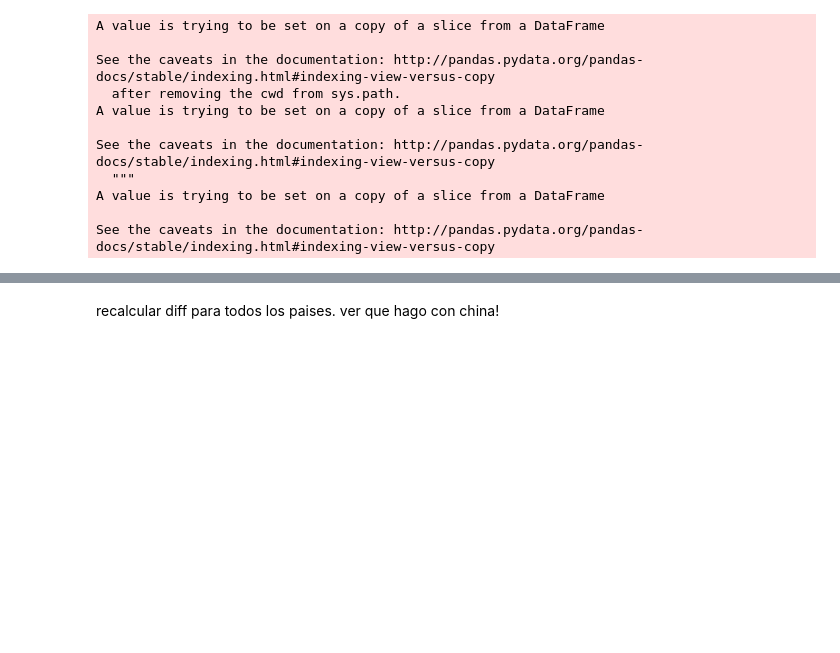
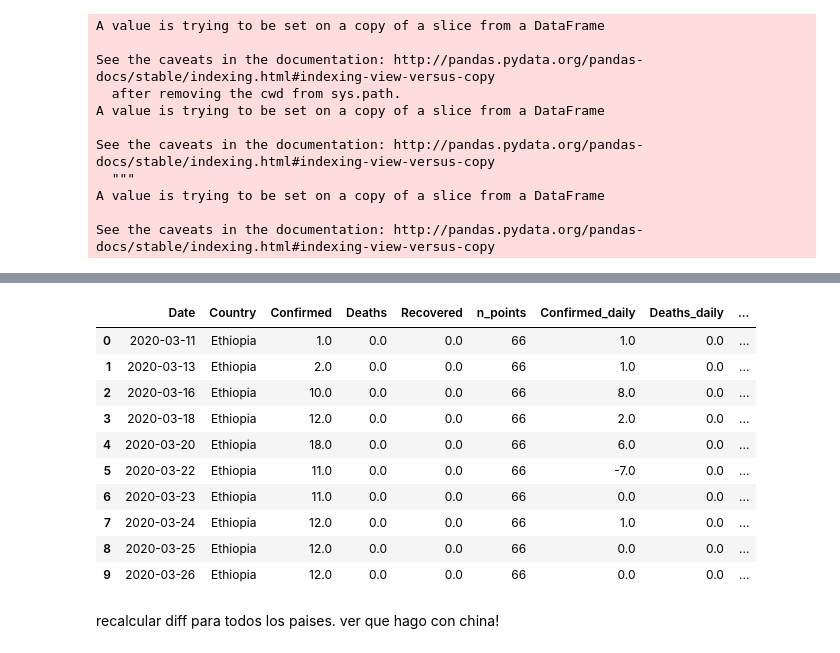
Before and after one commit to cnegrelli/COVID_19, a Jupyter notebook: csse_covid_19_data/csse_covid_19_daily_reports/COVID-19.ipynb, the cells around one changed output, grey strips where cells are left out. Drawn from its saved outputs; the diff is of its cells as text; code cells hidden in the pictures; blank space fills up the shorter version.

```diff
--- a/csse_covid_19_data/csse_covid_19_daily_reports/COVID-19.ipynb
+++ b/csse_covid_19_data/csse_covid_19_daily_reports/COVID-19.ipynb
@@ -1830,0 +1891,3 @@ See the caveats in the documentation: http://pandas.pydata.org/pandas-docs/stabl
+# %%
+d['Egypt'] = clean_row(d['Egypt'],[8,9])
+d['Egypt'] = start_row(d['Egypt'],6)
@@ -1830,0 +1923,2 @@ See the caveats in the documentation: http://pandas.pydata.org/pandas-docs/stabl
+# %%
+d['Equatorial Guinea'] = clean_row(d['Equatorial Guinea'],[1,2])
@@ -1830,0 +1948,2 @@ See the caveats in the documentation: http://pandas.pydata.org/pandas-docs/stabl
+# %%
+d['Estonia'] = start_row(d['Estonia'],5)
@@ -1830,0 +1977,2 @@ See the caveats in the documentation: http://pandas.pydata.org/pandas-docs/stabl
+# %%
+d['Eswatini'] = start_row(d['Eswatini'],2)
@@ -1831,3 +1996,17 @@ See the caveats in the documentation: http://pandas.pydata.org/pandas-docs/stabl
+# %%
+d['Ethiopia'].head(10)
+# %% [output]
+|  | Date | Country | Confirmed | Deaths | Recovered | n_points | Confirmed_daily | Deaths_daily | ... |
+| 0 | 2020-03-11 | Ethiopia | 1.0 | 0.0 | 0.0 | 66 | 1.0 | 0.0 | ... |
+| 1 | 2020-03-13 | Ethiopia | 2.0 | 0.0 | 0.0 | 66 | 1.0 | 0.0 | ... |
+| 2 | 2020-03-16 | Ethiopia | 10.0 | 0.0 | 0.0 | 66 | 8.0 | 0.0 | ... |
+| 3 | 2020-03-18 | Ethiopia | 12.0 | 0.0 | 0.0 | 66 | 2.0 | 0.0 | ... |
+| 4 | 2020-03-20 | Ethiopia | 18.0 | 0.0 | 0.0 | 66 | 6.0 | 0.0 | ... |
+| 5 | 2020-03-22 | Ethiopia | 11.0 | 0.0 | 0.0 | 66 | -7.0 | 0.0 | ... |
+| 6 | 2020-03-23 | Ethiopia | 11.0 | 0.0 | 0.0 | 66 | 0.0 | 0.0 | ... |
+| 7 | 2020-03-24 | Ethiopia | 12.0 | 0.0 | 0.0 | 66 | 1.0 | 0.0 | ... |
+| 8 | 2020-03-25 | Ethiopia | 12.0 | 0.0 | 0.0 | 66 | 0.0 | 0.0 | ... |
+| 9 | 2020-03-26 | Ethiopia | 12.0 | 0.0 | 0.0 | 66 | 0.0 | 0.0 | ... |
 # %% [markdown]
 recalcular diff para todos los paises. ver que hago con china!
 # %% [markdown]
```
Also changed, not shown: parts of 10 cells of this notebook.
